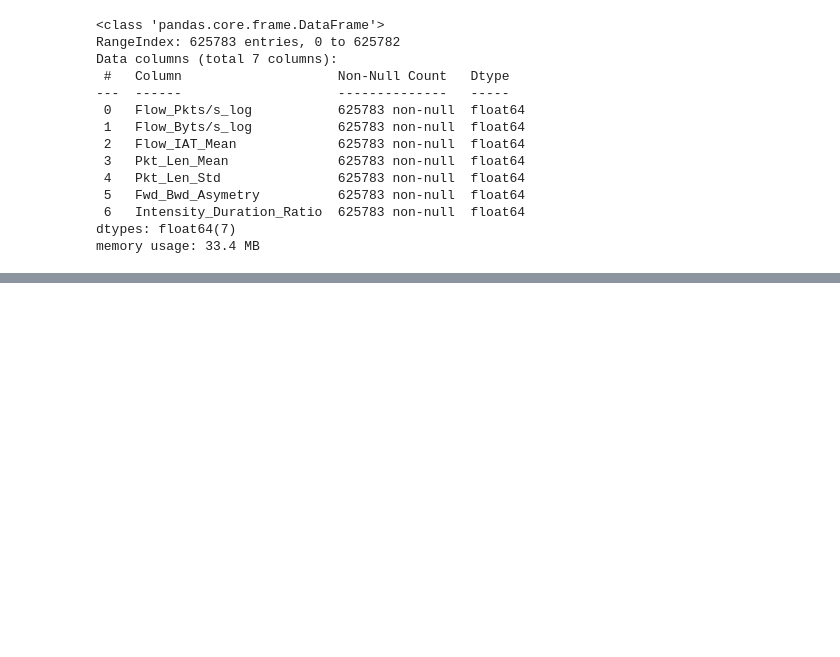
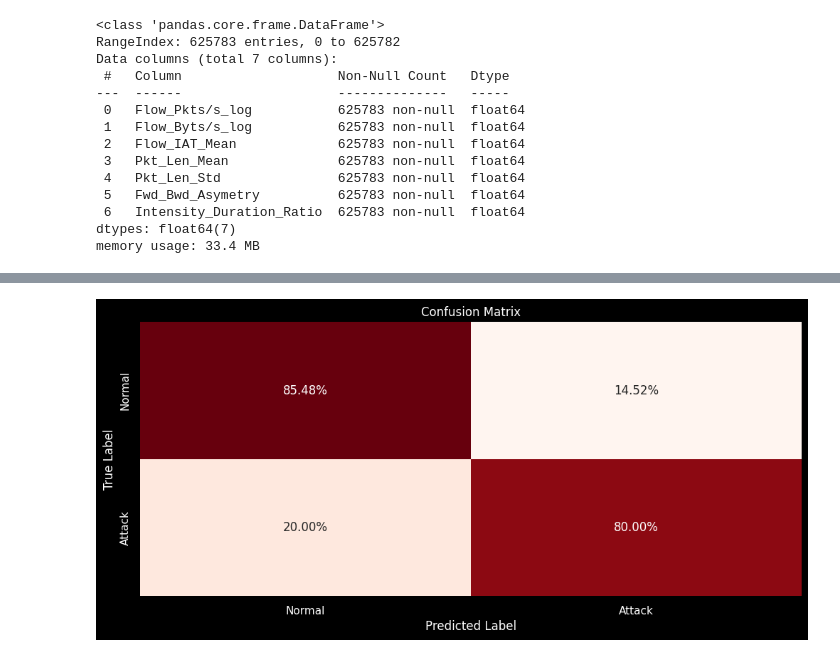
Before and after one commit to mikolajek22/IoT-Intrusion-Detection, a Jupyter notebook: project.ipynb, the cells around one changed output, grey strips where cells are left out. Cells and saved outputs as stored; diff of their text form; code cells hidden in the pictures; blank space fills up the shorter version.

Commit message:
base model with results, Confusion Matrix, ROC_Curve, PR_Curve and coef analys

```diff
--- a/project.ipynb
+++ b/project.ipynb
@@ -811,5 +816,5 @@ model.fit(X_train_scaled, y_train)
 # %%
-def Pipeline_proceed(X, y, model):
+def Pipeline_proceed(X, model):
     # divide into numeric and categorical features
     num_features = X.select_dtypes(include=['number']).columns
     cat_features = X.select_dtypes(include=['object', 'category']).columns
@@ -840,0 +884,22 @@ def Pipeline_proceed(X, y, model):
+# %%
+def plot_conf_matrix(cm):
+    ''' Plot confusion matrix.'''
+
+    cm_norm = cm.astype('float') / cm.sum(axis=1)[:, np.newaxis]
+    plt.figure(figsize=(12, 5))
+    sns.set_theme(style="dark")
+    plt.rcParams.update({
+        "figure.facecolor": "black",
+        "axes.facecolor": "black",
+        "axes.edgecolor": "white",
+        "axes.labelcolor": "white",
+        "xtick.color": "white",
+        "ytick.color": "white",
+        "text.color": "white",
+        "grid.color": "#202020"
+    })
+    sns.heatmap(cm_norm, annot=True, fmt='.2%', cmap='Reds', cbar=False, xticklabels=['Normal', 'Attack'], yticklabels=['Normal', 'Attack'])
+    plt.xlabel('Predicted Label')
+    plt.ylabel('True Label')
+    plt.title('Confusion Matrix', color='white')
+    plt.show()
@@ -844,4 +925,11 @@ y = df['Label_bin']
 X_train, X_test, y_train, y_test = train_test_split(X, y, test_size=0.2, random_state=42, stratify=y) # stratify musi być bo target jest irregular!!!!
 # %%
 lr_model = LogisticRegression(class_weight='balanced',
-                              random_state=42, max_iter=1000)
+                              random_state=42,
+                              max_iter=1000)
+# %%
+metrics, conf_matrix, res, pipe = train_and_evaluate(X_train, X_test, y_train, y_test, lr_model)
+metrics.index = ['Logistic Regression with logs']
+results = metrics
+display(results)
+display(conf_matrix)
@@ -847,0 +951,4 @@ lr_model = LogisticRegression(class_weight='balanced',
+# %%
+plot_conf_matrix(conf_matrix)
+# %% [output]
+[figure, added]
```
Also changed, not shown: parts of 16 cells of this notebook.
